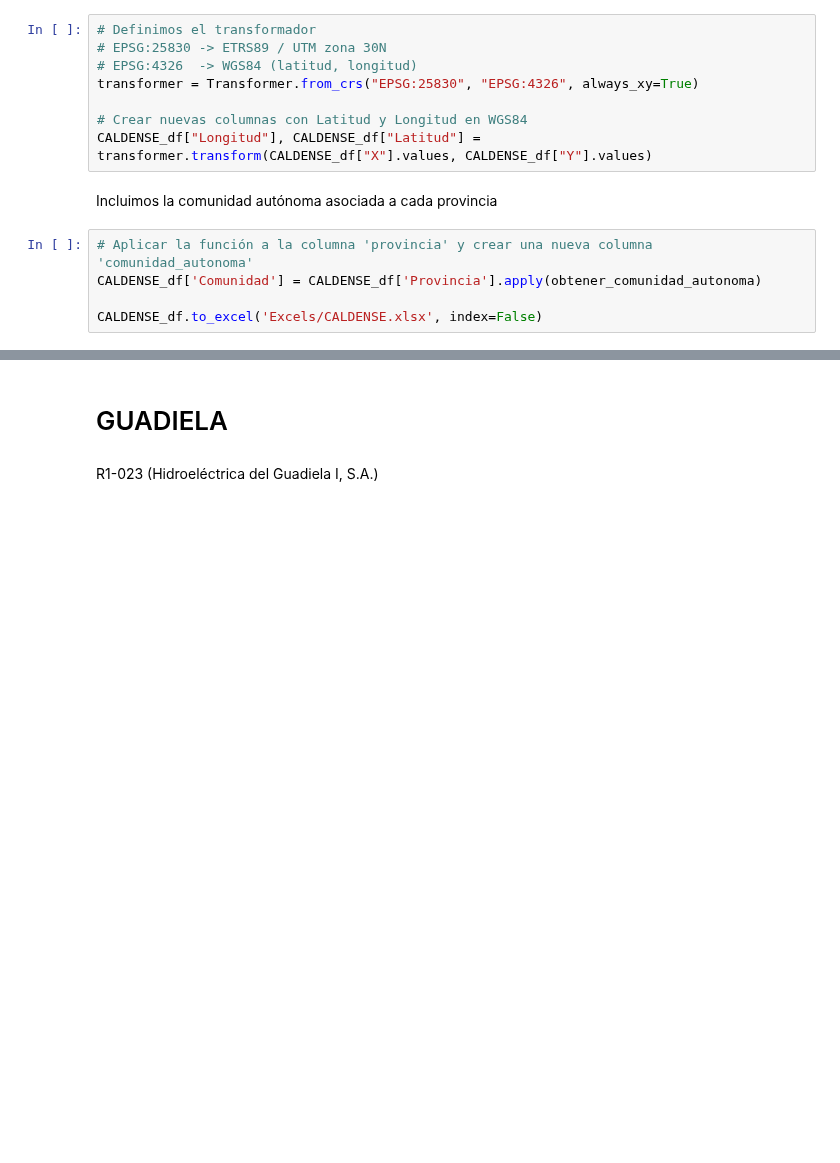
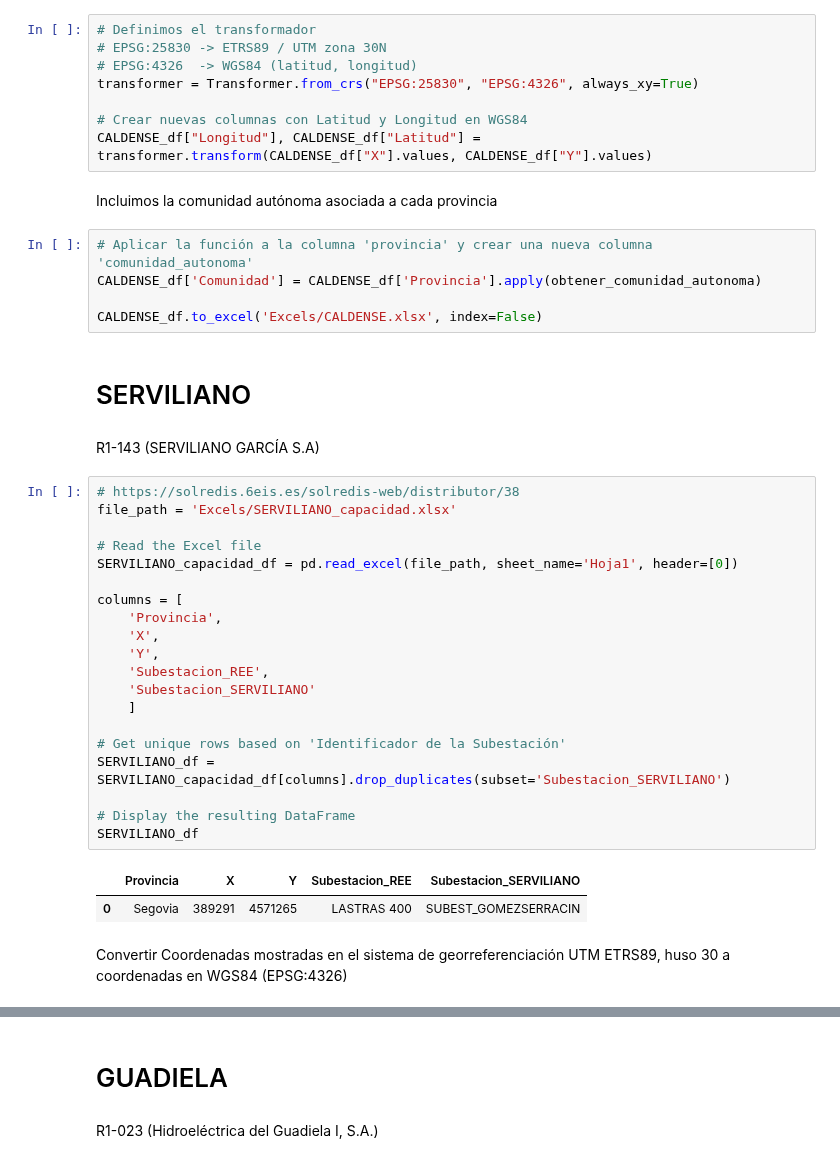
Before and after one commit to jacubero/SEE, a Jupyter notebook: Distribucion/distribucion.ipynb, the cells around one changed output, grey strips where cells are left out. Saved outputs shown, nothing was run; the diff lists cells and outputs as text; blank space fills up the shorter version.

```diff
--- a/Distribucion/distribucion.ipynb
+++ b/Distribucion/distribucion.ipynb
@@ -1090,3 +1094,32 @@ Incluimos la comunidad autónoma asociada a cada provincia
 CALDENSE_df['Comunidad'] = CALDENSE_df['Provincia'].apply(obtener_comunidad_autonoma)
 
 CALDENSE_df.to_excel('Excels/CALDENSE.xlsx', index=False)
+# %% [markdown]
+# SERVILIANO
+# %% [markdown]
+R1-143 (SERVILIANO GARCÍA S.A)
+# %%
+# https://solredis.6eis.es/solredis-web/distributor/38
+file_path = 'Excels/SERVILIANO_capacidad.xlsx'
+
+# Read the Excel file
+SERVILIANO_capacidad_df = pd.read_excel(file_path, sheet_name='Hoja1', header=[0])
+
+columns = [
+    'Provincia',
+    'X',
+    'Y',
+    'Subestacion_REE',
+    'Subestacion_SERVILIANO'
+    ]
+
+# Get unique rows based on 'Identificador de la Subestación'
+SERVILIANO_df = SERVILIANO_capacidad_df[columns].drop_duplicates(subset='Subestacion_SERVILIANO')
+
+# Display the resulting DataFrame
+SERVILIANO_df
+# %% [output]
+|  | Provincia | X | Y | Subestacion_REE | Subestacion_SERVILIANO |
+| 0 | Segovia | 389291 | 4571265 | LASTRAS 400 | SUBEST_GOMEZSERRACIN |
+# %% [markdown]
+Convertir Coordenadas mostradas en el sistema de georreferenciación UTM ETRS89, huso 30 a coordenadas en WGS84 (EPSG:4326)
```
Also changed, not shown: parts of 14 cells of this notebook, 30 other files.
